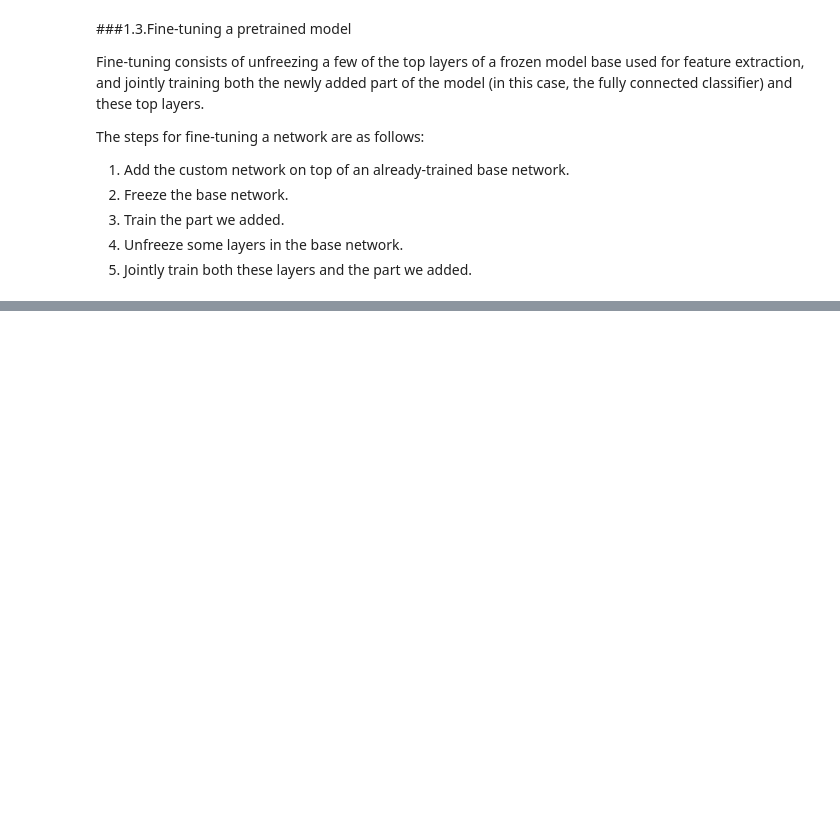
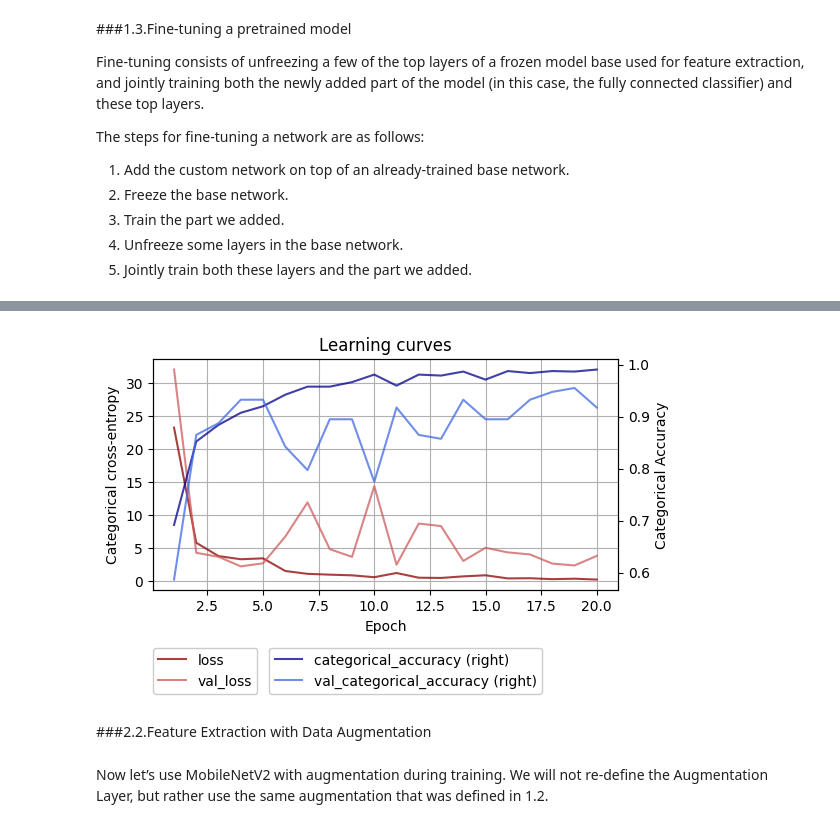
Before and after one commit to iryna-savchuk/DL_project, a Jupyter notebook: Optional 1. Transfer_Learning.ipynb, the cells around one changed output, grey strips where cells are left out. Saved outputs shown, nothing was run; the diff lists cells and outputs as text; code cells hidden in the pictures; blank space fills up the shorter version.

```diff
--- a/Optional 1. Transfer_Learning.ipynb
+++ b/Optional 1. Transfer_Learning.ipynb
@@ -452,0 +548,16 @@ We’ll fine-tune the last three convolutional layers, which means all layers up
+# %%
+# Extracting the MobileNetV2 features and corresponding labels
+def get_features_and_labels(dataset):
+  all_features = []
+  all_labels = []
+  for images, labels in dataset:
+    preprocessed_images = keras.applications.mobilenet_v2.preprocess_input(images)  # notice the 'mobilenet_v2' here
+    features = mobilenet_base.predict(preprocessed_images)   # we also use mobile_net base
+    all_features.append(features)
+    all_labels.append(labels)
+  return np.concatenate(all_features), np.concatenate(all_labels)
+
+
+train_features_mob, train_labels_mob = get_features_and_labels(ds_train)
+val_features_mob, val_labels_mob = get_features_and_labels(ds_validation)
+test_features_mob, test_labels_mob = get_features_and_labels(ds_test)
@@ -452,0 +586,26 @@ We’ll fine-tune the last three convolutional layers, which means all layers up
+# %%
+# Defining and training the densely connected classifier
+inputs = keras.Input(shape=(4, 4, 1280))
+x = layers.Flatten()(inputs)
+x = layers.Dense(256)(x)
+x = layers.Dropout(0.5)(x)
+outputs = layers.Dense(units=3, activation="softmax")(x)
+model = keras.Model(inputs, outputs)
+
+
+model.compile(loss="categorical_crossentropy",
+              optimizer="rmsprop",
+              metrics=[metrics.CategoricalAccuracy(name='categorical_accuracy'),
+              metrics.AUC(name='AUROC')])
+
+
+callbacks = [keras.callbacks.ModelCheckpoint(
+             filepath="feature_extraction(mobile).keras",
+             save_best_only=True,
+             monitor="val_loss")
+]
+
+history = model.fit(train_features_mob, train_labels_mob,
+                    epochs=20,
+                    validation_data=(val_features_mob, val_labels_mob),
+                    callbacks=callbacks)
@@ -452,0 +630,9 @@ We’ll fine-tune the last three convolutional layers, which means all layers up
+# %%
+# Ploting out the learning curves
+plot_learning_curves(history)
+# %% [output]
+[figure, added]
+# %% [markdown]
+###2.2.Feature Extraction with Data Augmentation
+# %% [markdown]
+Now let’s use MobileNetV2 with augmentation during training. We will not re-define the Augmentation Layer, but rather use the same augmentation that was defined in 1.2.
```
Also changed, not shown: parts of 51 cells of this notebook.
